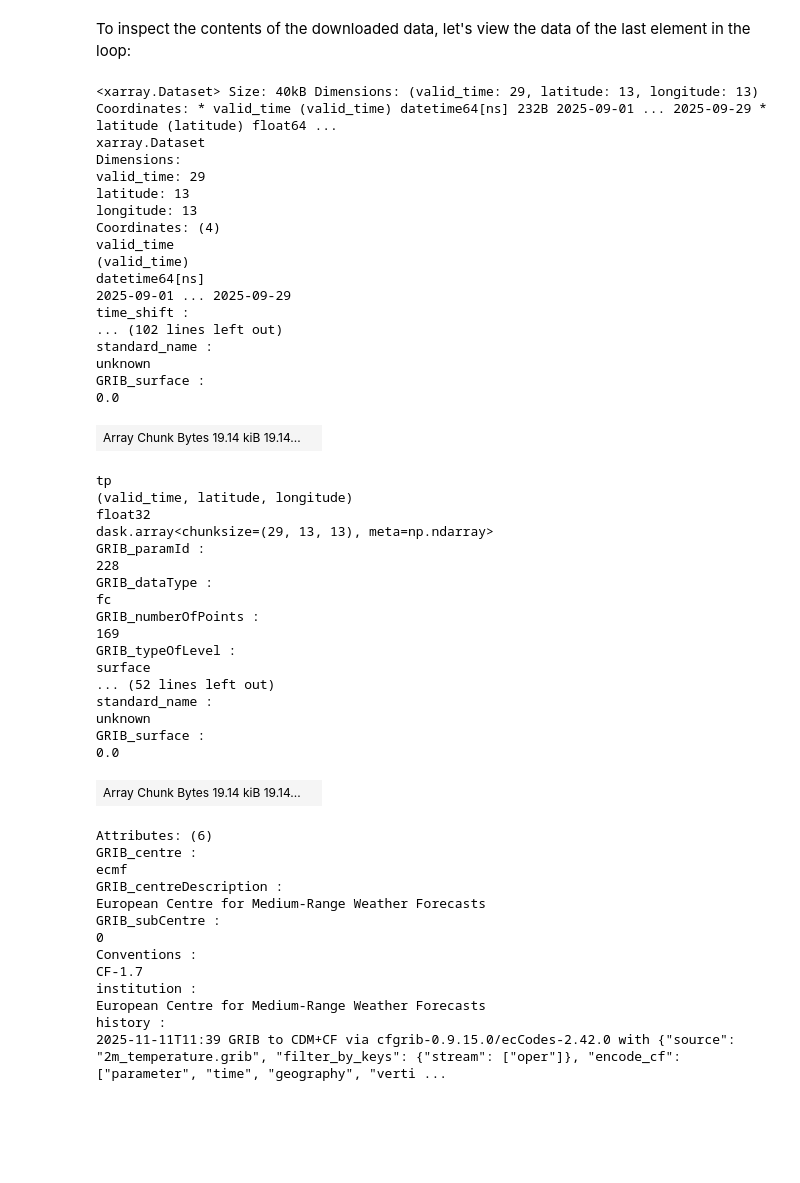
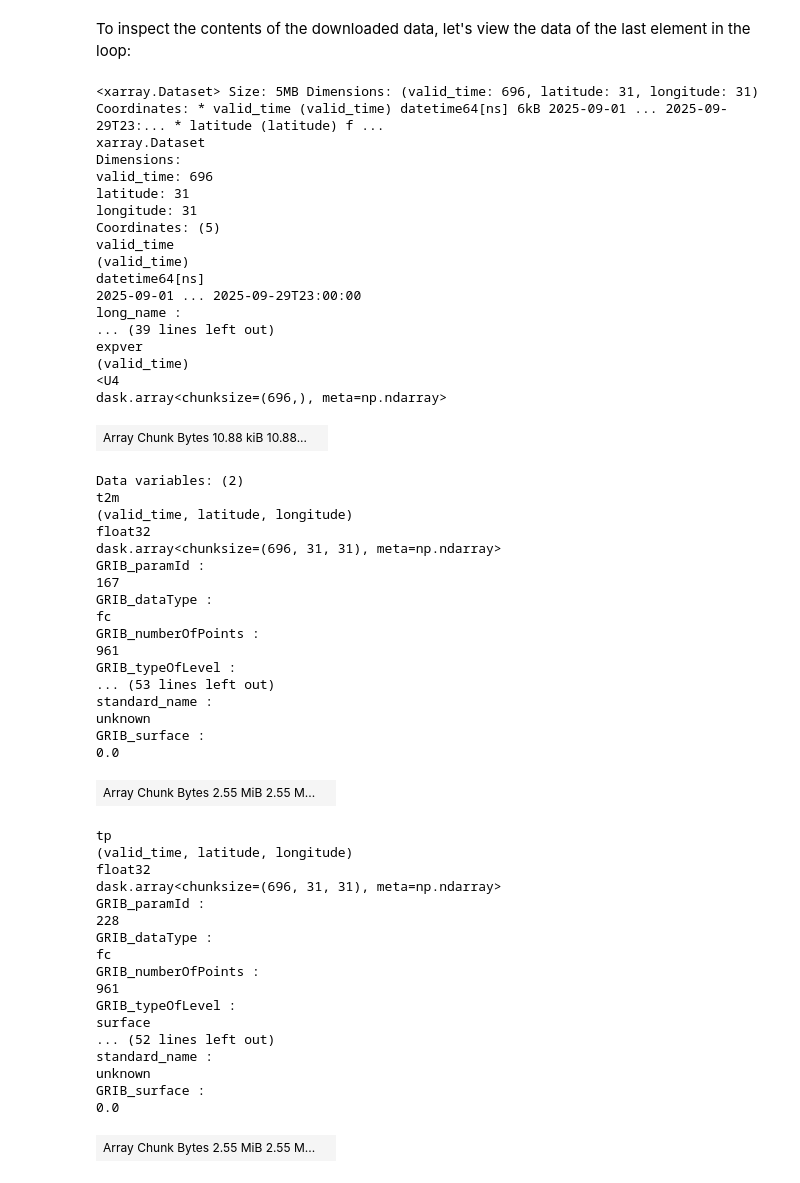
Before and after one commit to dhis2/climate-tools, a Jupyter notebook: docs/getting-data/climate-data-store/era5-download.ipynb, the cells around one changed output. Cells and saved outputs as stored; diff of their text form; code cells hidden in the pictures; blank space fills up the shorter version.

Commit message:
chore: add one more data module level, rename all data functions to .get(), data notebooks cleanup, switch to era5-land hourly data, add era5-land monthly

```diff
--- a/docs/getting-data/climate-data-store/era5-download.ipynb
+++ b/docs/getting-data/climate-data-store/era5-download.ipynb
@@ -96,0 +47,3 @@ For this notebook, let's download data for the last 3 months:
+# %%
+org_units = dhis2eo.org_units.from_file('../../data/sierra-leone-districts.geojson', dhis2=True)
+org_units
@@ -112,7 +96,7 @@ for year in range(start_year, end_year+1):
         # download the climate data
         # commented out for this notebook
         print(f'Month: {year}-{month}')
-        data = dhis2eo.data.cds.get_daily_era5_data(year, month, org_units)
+        hourly_data = era5_land.get('hourly', year=year, month=month, org_units=org_units)
 
         # do something with the data
         # e.g. save to disk, aggregate, or import to DHIS2
@@ -127,54 +129,59 @@ dhis2eo.data.cds - INFO - Loading from cache: /tmp/cds_daily-era5_params-ca5bab_
 # %% [markdown]
 To inspect the contents of the downloaded data, let's view the data of the last element in the loop:
 # %%
-data.to_xarray()
+hourly_data.to_xarray()
 # %% [output]
-<xarray.Dataset> Size: 40kB Dimensions: (valid_time: 29, latitude: 13, longitude: 13) Coordinates: * valid_time (valid_time) datetime64[ns] 232B 2025-09-01 ... 2025-09-29 * latitude (latitude) float64 ...
+<xarray.Dataset> Size: 5MB Dimensions: (valid_time: 696, latitude: 31, longitude: 31) Coordinates: * valid_time (valid_time) datetime64[ns] 6kB 2025-09-01 ... 2025-09-29T23:... * latitude (latitude) f ...
 xarray.Dataset
 Dimensions:
-valid_time: 29
-latitude: 13
-longitude: 13
-Coordinates: (4)
+valid_time: 696
+latitude: 31
+longitude: 31
+Coordinates: (5)
 valid_time
 (valid_time)
 datetime64[ns]
-2025-09-01 ... 2025-09-29
-time_shift :
-... (102 lines left out)
-standard_name :
-unknown
-GRIB_surface :
-0.0
+2025-09-01 ... 2025-09-29T23:00:00
+long_name :
+... (39 lines left out)
+expver
+(valid_time)
+<U4
+dask.array<chunksize=(696,), meta=np.ndarray>
-| Array Chunk Bytes 19.14 kiB 19.14... |  |
+| Array Chunk Bytes 10.88 kiB 10.88... |  |
-tp
+Data variables: (2)
+t2m
 (valid_time, latitude, longitude)
 float32
-dask.array<chunksize=(29, 13, 13), meta=np.ndarray>
+dask.array<chunksize=(696, 31, 31), meta=np.ndarray>
 GRIB_paramId :
-228
+167
 GRIB_dataType :
 fc
 GRIB_numberOfPoints :
-169
+961
 GRIB_typeOfLevel :
-surface
-... (52 lines left out)
+... (53 lines left out)
 standard_name :
 unknown
 GRIB_surface :
 0.0
-| Array Chunk Bytes 19.14 kiB 19.14... |  |
+| Array Chunk Bytes 2.55 MiB 2.55 M... |  |
-Attributes: (6)
-GRIB_centre :
-ecmf
-GRIB_centreDescription :
-European Centre for Medium-Range Weather Forecasts
-GRIB_subCentre :
-0
-Conventions :
-CF-1.7
-institution :
-European Centre for Medium-Range Weather Forecasts
-history :
-2025-11-11T11:39 GRIB to CDM+CF via cfgrib-0.9.15.0/ecCodes-2.42.0 with {"source": "2m_temperature.grib", "filter_by_keys": {"stream": ["oper"]}, "encode_cf": ["parameter", "time", "geography", "verti ...
+tp
+(valid_time, latitude, longitude)
+float32
+dask.array<chunksize=(696, 31, 31), meta=np.ndarray>
+GRIB_paramId :
+228
+GRIB_dataType :
+fc
+GRIB_numberOfPoints :
+961
+GRIB_typeOfLevel :
+surface
+... (52 lines left out)
+standard_name :
+unknown
+GRIB_surface :
+0.0
+| Array Chunk Bytes 2.55 MiB 2.55 M... |  |
```
Also changed, not shown: parts of 24 cells of this notebook, 5 other files.
